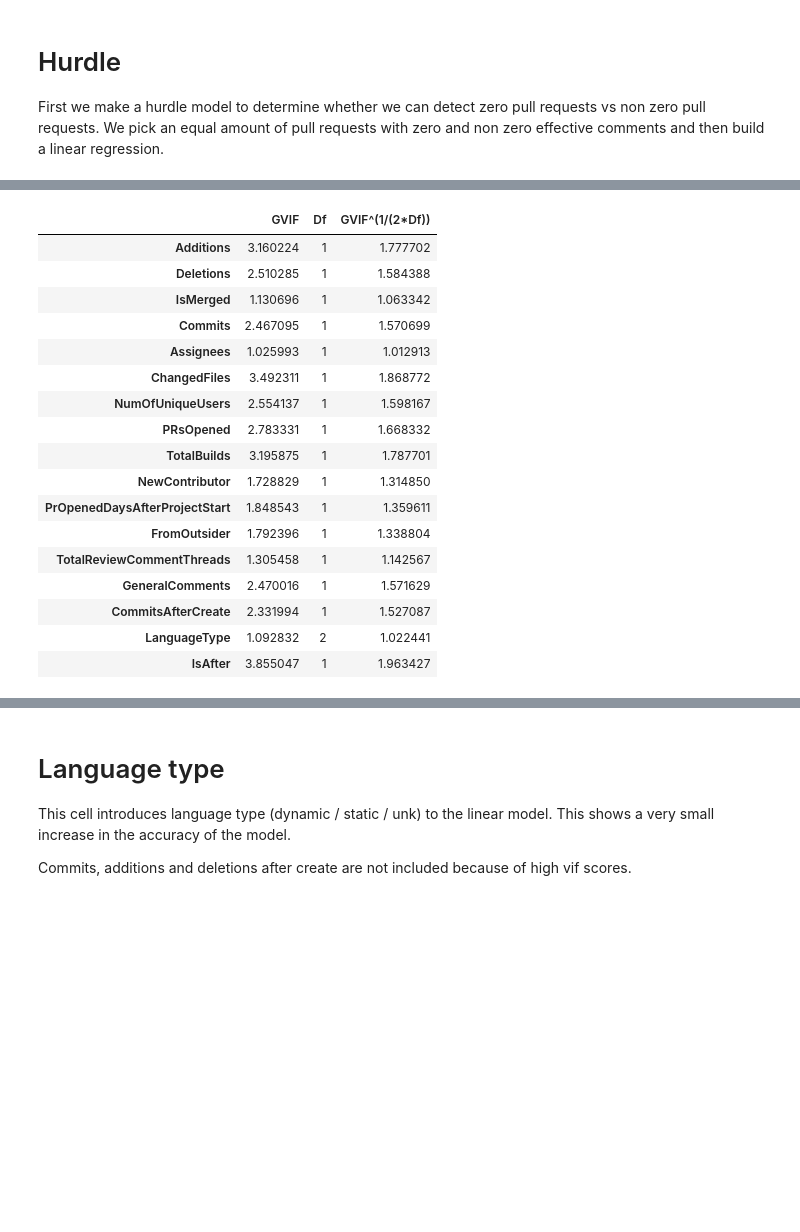
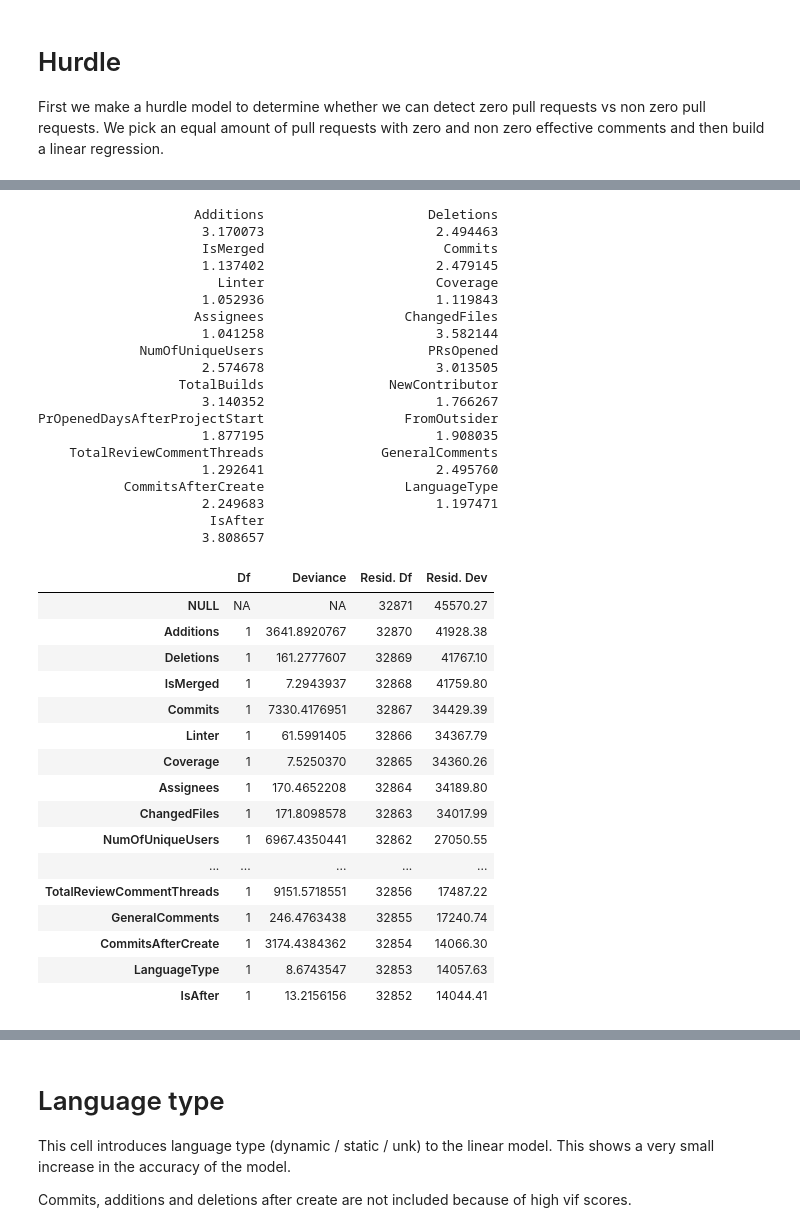
Before and after one commit to TheDutchDevil/code_reviews, a Jupyter notebook: analysis/effective_comments_models.ipynb, the cells around one changed output, grey strips where cells are left out. Drawn from its saved outputs; the diff is of its cells as text; code cells hidden in the pictures; blank space fills up the shorter version.

```diff
--- a/analysis/effective_comments_models.ipynb
+++ b/analysis/effective_comments_models.ipynb
@@ -85,17 +102,19 @@ summary(hasEffectiveComments)
 
 First we make a hurdle model to determine whether we can detect zero pull requests vs non zero pull requests. We pick an equal amount of pull requests with zero and non zero effective comments and then build a linear regression.
 # %%
-zerosdf <- sqldf('select * from "effectiveCommentsData" where EffectiveComments = 0')
+zerosdf <- sqldf('select * from "effectiveCommentsData" where EffectiveComments = 0 and LanguageType != "unk"')
 
-sampledZerosdf <- zerosdf[sample(nrow(zerosdf), nrow(hasEffectiveComments)),]
+sampledZerosdf <- zerosdf[sample(nrow(zerosdf), nrow(sqldf('select * from hasEffectiveComments where LanguageType != "unk"'))),]
 
-combined <- rbind(sampledZerosdf, hasEffectiveComments)
+combined <- rbind(sampledZerosdf, sqldf('select * from hasEffectiveComments where LanguageType != "unk"'))
 
-hurdleModel = glm((EffectiveComments > 0) ~
+baseHurdleModel = glm((EffectiveComments > 0) ~
             Additions +
             Deletions +
             IsMerged +
             Commits +
+            Linter +
+            Coverage +
             Assignees +
             ChangedFiles +
             NumOfUniqueUsers +
@@ -114,10 +133,10 @@ hurdleModel = glm((EffectiveComments > 0) ~
             IsAfter ,
           data= combined,
                  family = 'binomial')
-summary(hurdleModel)
-r.squaredGLMM(hurdleModel)
-vif(hurdleModel)
-anova(hurdleModel)
+summary(baseHurdleModel)
+r.squaredGLMM(baseHurdleModel)
+vif(baseHurdleModel)
+anova(baseHurdleModel)
 # %% [output]
 Call:
 glm(formula = (EffectiveComments > 0) ~ Additions + Deletions +
@@ -141,18 +160,37 @@ Number of Fisher Scoring iterations: 7
+                    Additions                     Deletions
+                     3.170073                      2.494463
+                     IsMerged                       Commits
+                     1.137402                      2.479145
+                       Linter                      Coverage
+                     1.052936                      1.119843
+                    Assignees                  ChangedFiles
+                     1.041258                      3.582144
+             NumOfUniqueUsers                     PRsOpened
+                     2.574678                      3.013505
+                  TotalBuilds                NewContributor
+                     3.140352                      1.766267
+PrOpenedDaysAfterProjectStart                  FromOutsider
+                     1.877195                      1.908035
+    TotalReviewCommentThreads               GeneralComments
+                     1.292641                      2.495760
+           CommitsAfterCreate                  LanguageType
+                     2.249683                      1.197471
+                      IsAfter
+                     3.808657
-|  | GVIF | Df | GVIF^(1/(2*Df)) |
-| Additions | 3.160224 | 1 | 1.777702 |
-| Deletions | 2.510285 | 1 | 1.584388 |
-| IsMerged | 1.130696 | 1 | 1.063342 |
-| Commits | 2.467095 | 1 | 1.570699 |
-| Assignees | 1.025993 | 1 | 1.012913 |
-| ChangedFiles | 3.492311 | 1 | 1.868772 |
-| NumOfUniqueUsers | 2.554137 | 1 | 1.598167 |
-| PRsOpened | 2.783331 | 1 | 1.668332 |
-| TotalBuilds | 3.195875 | 1 | 1.787701 |
-| NewContributor | 1.728829 | 1 | 1.314850 |
-| PrOpenedDaysAfterProjectStart | 1.848543 | 1 | 1.359611 |
-| FromOutsider | 1.792396 | 1 | 1.338804 |
-| TotalReviewCommentThreads | 1.305458 | 1 | 1.142567 |
-| GeneralComments | 2.470016 | 1 | 1.571629 |
-| CommitsAfterCreate | 2.331994 | 1 | 1.527087 |
-| LanguageType | 1.092832 | 2 | 1.022441 |
-| IsAfter | 3.855047 | 1 | 1.963427 |
+|  | Df | Deviance | Resid. Df | Resid. Dev |
+| NULL | NA | NA | 32871 | 45570.27 |
+| Additions | 1 | 3641.8920767 | 32870 | 41928.38 |
+| Deletions | 1 | 161.2777607 | 32869 | 41767.10 |
+| IsMerged | 1 | 7.2943937 | 32868 | 41759.80 |
+| Commits | 1 | 7330.4176951 | 32867 | 34429.39 |
+| Linter | 1 | 61.5991405 | 32866 | 34367.79 |
+| Coverage | 1 | 7.5250370 | 32865 | 34360.26 |
+| Assignees | 1 | 170.4652208 | 32864 | 34189.80 |
+| ChangedFiles | 1 | 171.8098578 | 32863 | 34017.99 |
+| NumOfUniqueUsers | 1 | 6967.4350441 | 32862 | 27050.55 |
+| ... | ... | ... | ... | ... |
+| TotalReviewCommentThreads | 1 | 9151.5718551 | 32856 | 17487.22 |
+| GeneralComments | 1 | 246.4763438 | 32855 | 17240.74 |
+| CommitsAfterCreate | 1 | 3174.4384362 | 32854 | 14066.30 |
+| LanguageType | 1 | 8.6743547 | 32853 | 14057.63 |
+| IsAfter | 1 | 13.2156156 | 32852 | 14044.41 |
```
Also changed, not shown: parts of 16 cells of this notebook, 2 other files.
